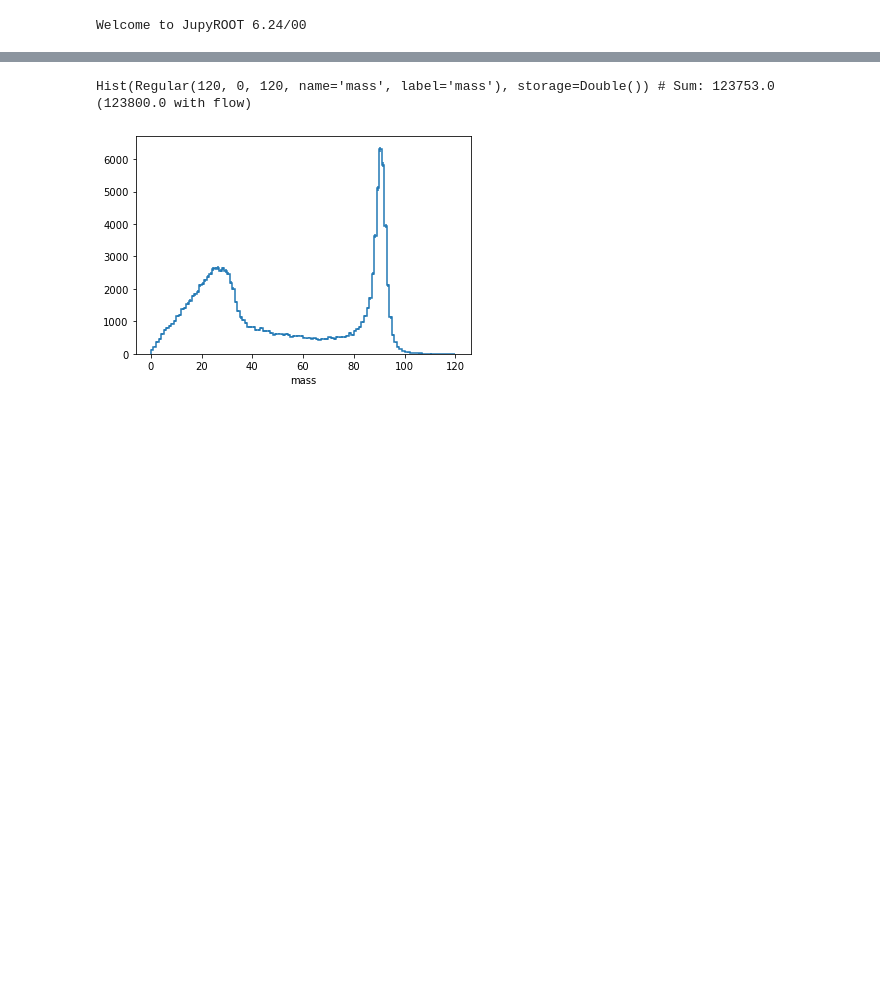
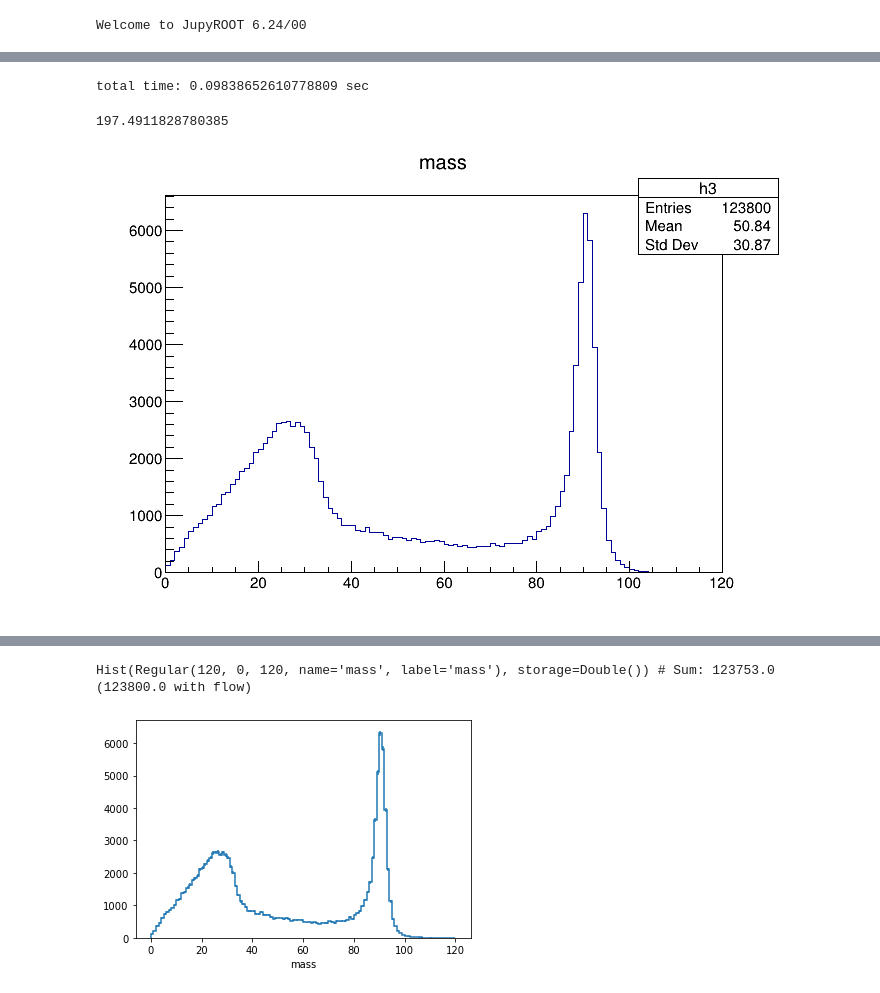
Before and after one commit to jpivarski-talks/2021-07-06-pyhep-uproot-awkward-tutorial, a Jupyter notebook: uproot-awkward-tutorial.ipynb, the cells around one changed output, grey strips where cells are left out. Saved outputs shown, nothing was run; the diff lists cells and outputs as text; code cells hidden in the pictures; blank space fills up the shorter version.

```diff
--- a/uproot-awkward-tutorial.ipynb
+++ b/uproot-awkward-tutorial.ipynb
@@ -29,3 +101,39 @@ c1.Draw()
+# %%
+df = ROOT.RDataFrame("Events", "data/HiggsZZ4mu.root")
+
+# Each node is connected to the previous, in a chain (which can split and recombine).
+df_2mu = df.Filter("nMuon >= 2")
+df_os = df_2mu.Filter("Muon_charge[0] + Muon_charge[1] == 0")
+
+# This node is a big C++ block.
+df_mass = df_os.Define("Dimuon_mass", '''
+float mu1_pt = Muon_pt[0];
+float mu2_pt = Muon_pt[1];
+float mu1_eta = Muon_eta[0];
+float mu2_eta = Muon_eta[1];
+float mu1_phi = Muon_phi[0];
+float mu2_phi = Muon_phi[1];
+return sqrt(2*mu1_pt*mu2_pt*(cosh(mu1_eta - mu2_eta) - cos(mu1_phi - mu2_phi)));
+''')
+# %%
+starttime = time.time()
+
+# This one is an endpoint (action).
+roothist3 = df_mass.Histo1D(("h3", "mass", 120, 0, 120), "Dimuon_mass")
+
+rdfroot_time = time.time() - starttime
+print(f"total time: {rdfroot_time} sec")
+# %% [output]
+total time: 0.09838652610778809 sec
+# %%
+pyroot_time / rdfroot_time
+# %% [output]
+197.4911828780385
+# %%
+roothist3.Draw()
+canvas.Draw()
+# %% [output]
+[figure, added]
 # %%
 import awkward as ak
 import uproot
```
Also changed, not shown: parts of 74 cells of this notebook, 4 other files.
